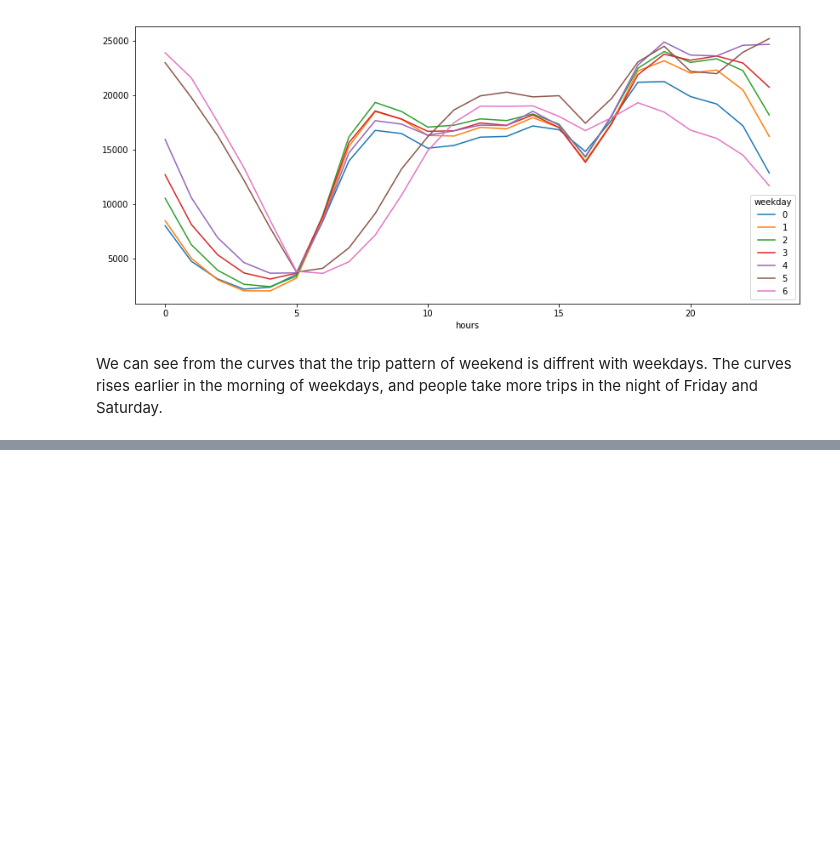
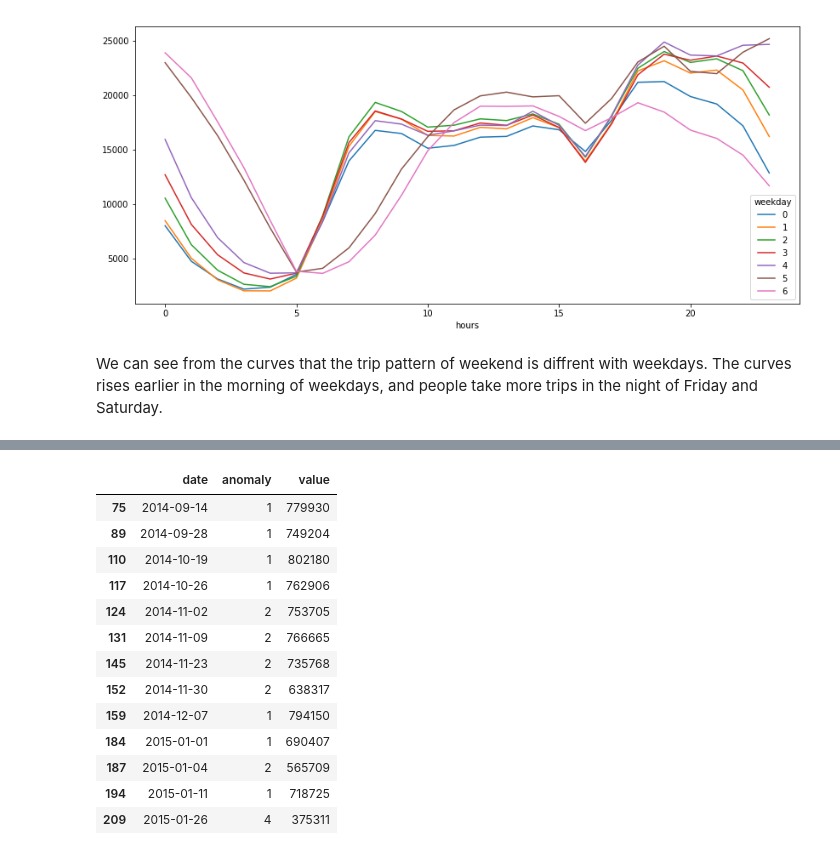
Before and after one commit to RuotingZheng/Anomaly, a Jupyter notebook: anomaly.ipynb, the cells around one changed output, grey strips where cells are left out. Drawn from its saved outputs; the diff is of its cells as text; code cells hidden in the pictures; blank space fills up the shorter version.

```diff
--- a/anomaly.ipynb
+++ b/anomaly.ipynb
@@ -67,0 +136,18 @@ We can see from the curves that the trip pattern of weekend is diffrent with wee
+# %%
+anomaly_result=df_anomaly_date[(df_anomaly_date['anomaly']>=1)]
+anomaly_result
+# %% [output]
+|  | date | anomaly | value |
+| 75 | 2014-09-14 | 1 | 779930 |
+| 89 | 2014-09-28 | 1 | 749204 |
+| 110 | 2014-10-19 | 1 | 802180 |
+| 117 | 2014-10-26 | 1 | 762906 |
+| 124 | 2014-11-02 | 2 | 753705 |
+| 131 | 2014-11-09 | 2 | 766665 |
+| 145 | 2014-11-23 | 2 | 735768 |
+| 152 | 2014-11-30 | 2 | 638317 |
+| 159 | 2014-12-07 | 1 | 794150 |
+| 184 | 2015-01-01 | 1 | 690407 |
+| 187 | 2015-01-04 | 2 | 565709 |
+| 194 | 2015-01-11 | 1 | 718725 |
+| 209 | 2015-01-26 | 4 | 375311 |
```
Also changed, not shown: parts of 9 cells of this notebook.
